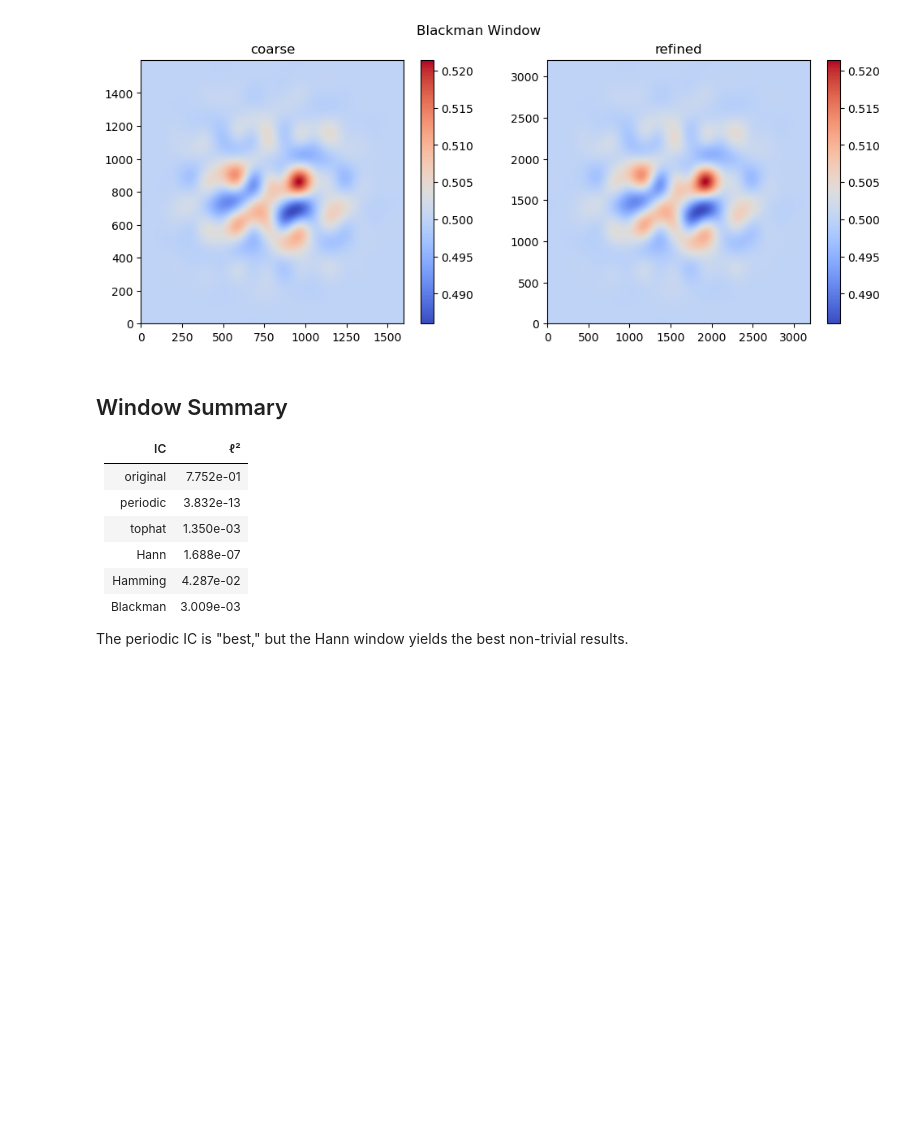
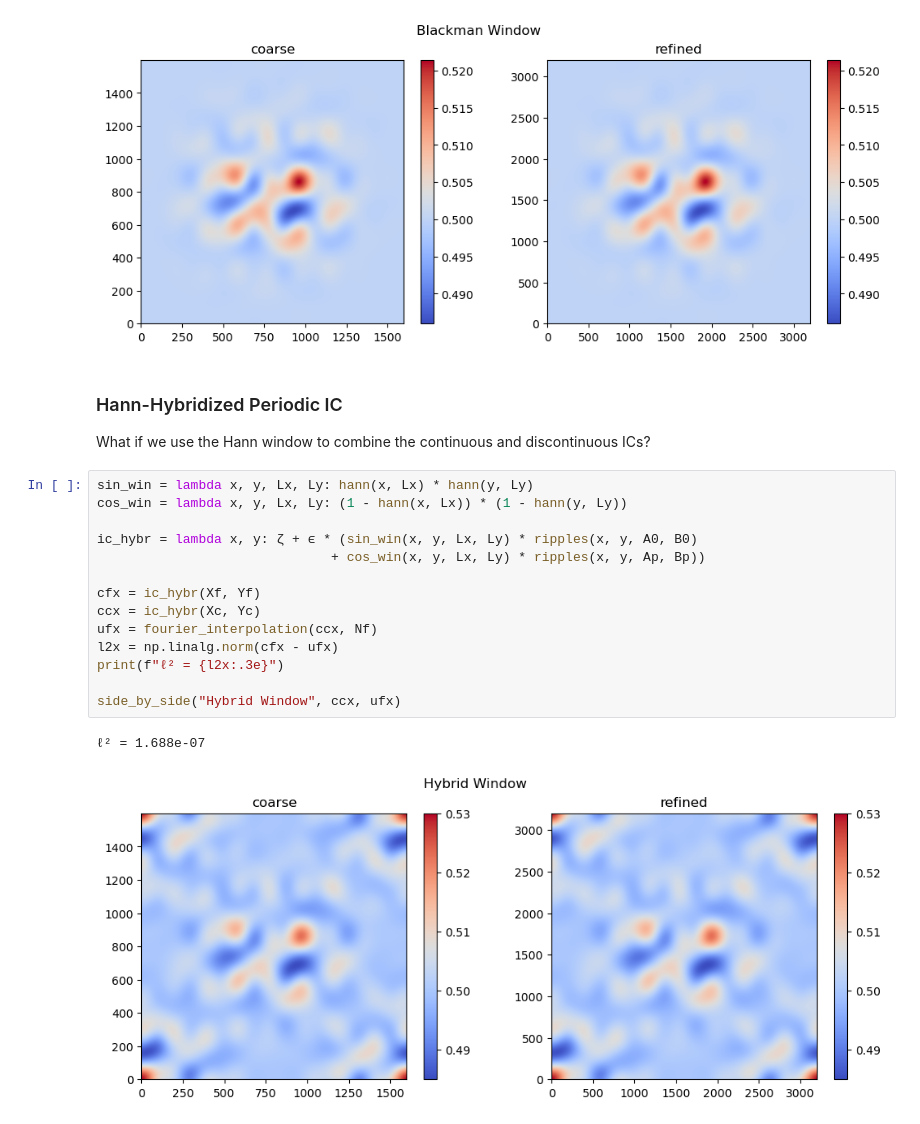
Before and after one commit to tkphd/pfhub-bm1-variations, a Jupyter notebook: fourier-interpolation.ipynb, the cells around one changed output. Drawn from its saved outputs; the diff is of its cells as text; blank space fills up the shorter version.

Commit message:
Exploring a full-coverage windowed IC

```diff
--- a/fourier-interpolation.ipynb
+++ b/fourier-interpolation.ipynb
@@ -365,16 +365,24 @@ side_by_side("Blackman Window", ccb, ufb)
 # %% [output]
 ℓ² = 3.009e-03
 [figure]
-# %% [markdown]
-## Window Summary
-
-| IC       | ℓ²        |
-| ---      | ---       |
-| original | 7.752e-01 |
-| periodic | 3.832e-13 |
-| tophat   | 1.350e-03 |
-| Hann     | 1.688e-07 |
-| Hamming  | 4.287e-02 |
-| Blackman | 3.009e-03 |
-
-The periodic IC is "best," but the Hann window yields the best non-trivial results.
+# %% [markdown]
+### Hann-Hybridized Periodic IC
+
+What if we use the Hann window to combine the continuous and discontinuous ICs?
+# %%
+sin_win = lambda x, y, Lx, Ly: hann(x, Lx) * hann(y, Ly)
+cos_win = lambda x, y, Lx, Ly: (1 - hann(x, Lx)) * (1 - hann(y, Ly))
+
+ic_hybr = lambda x, y: ζ + ϵ * (sin_win(x, y, Lx, Ly) * ripples(x, y, A0, B0)
+                              + cos_win(x, y, Lx, Ly) * ripples(x, y, Ap, Bp))
+
+cfx = ic_hybr(Xf, Yf)
+ccx = ic_hybr(Xc, Yc)
+ufx = fourier_interpolation(ccx, Nf)
+l2x = np.linalg.norm(cfx - ufx)
+print(f"ℓ² = {l2x:.3e}")
+
+side_by_side("Hybrid Window", ccx, ufx)
+# %% [output]
+ℓ² = 1.688e-07
+[figure, added]
```
Also changed, not shown: parts of 1 cell of this notebook, 2 other files.
